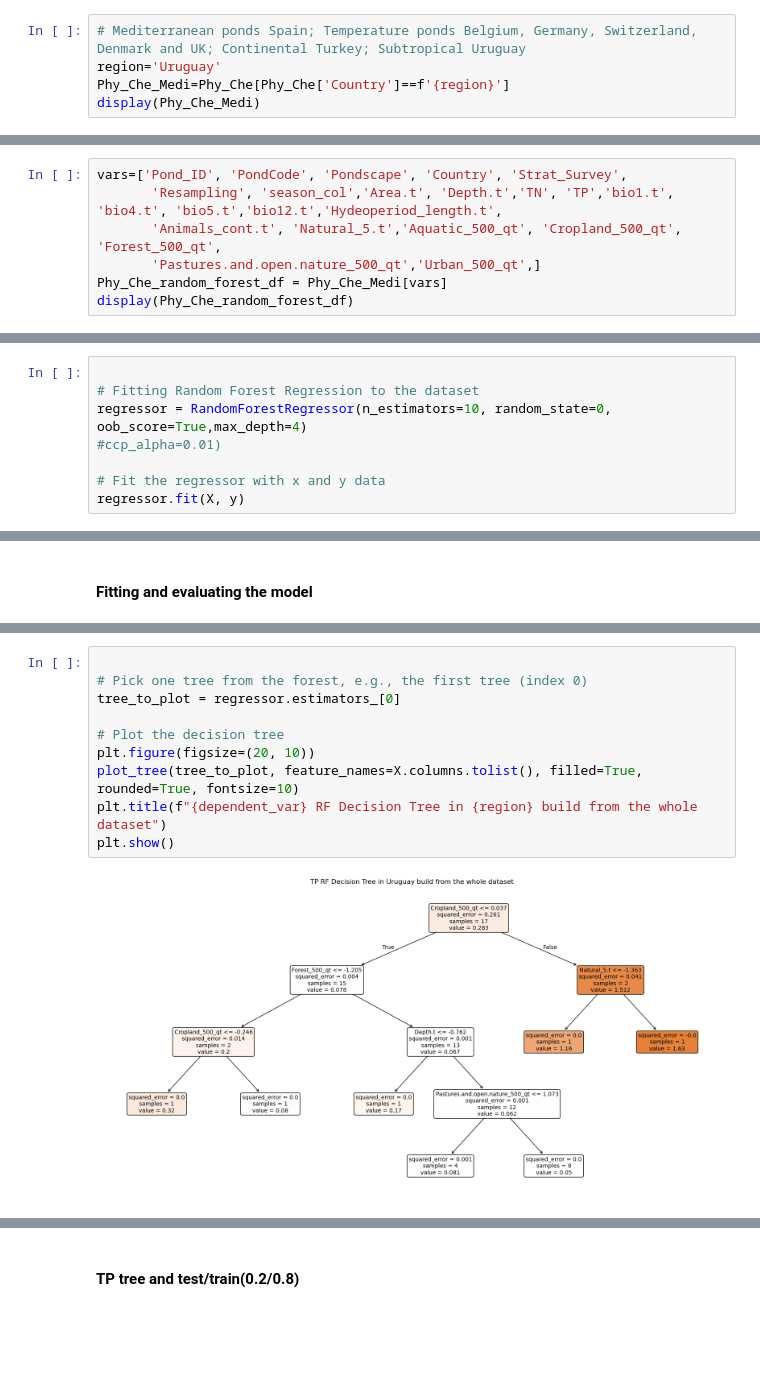
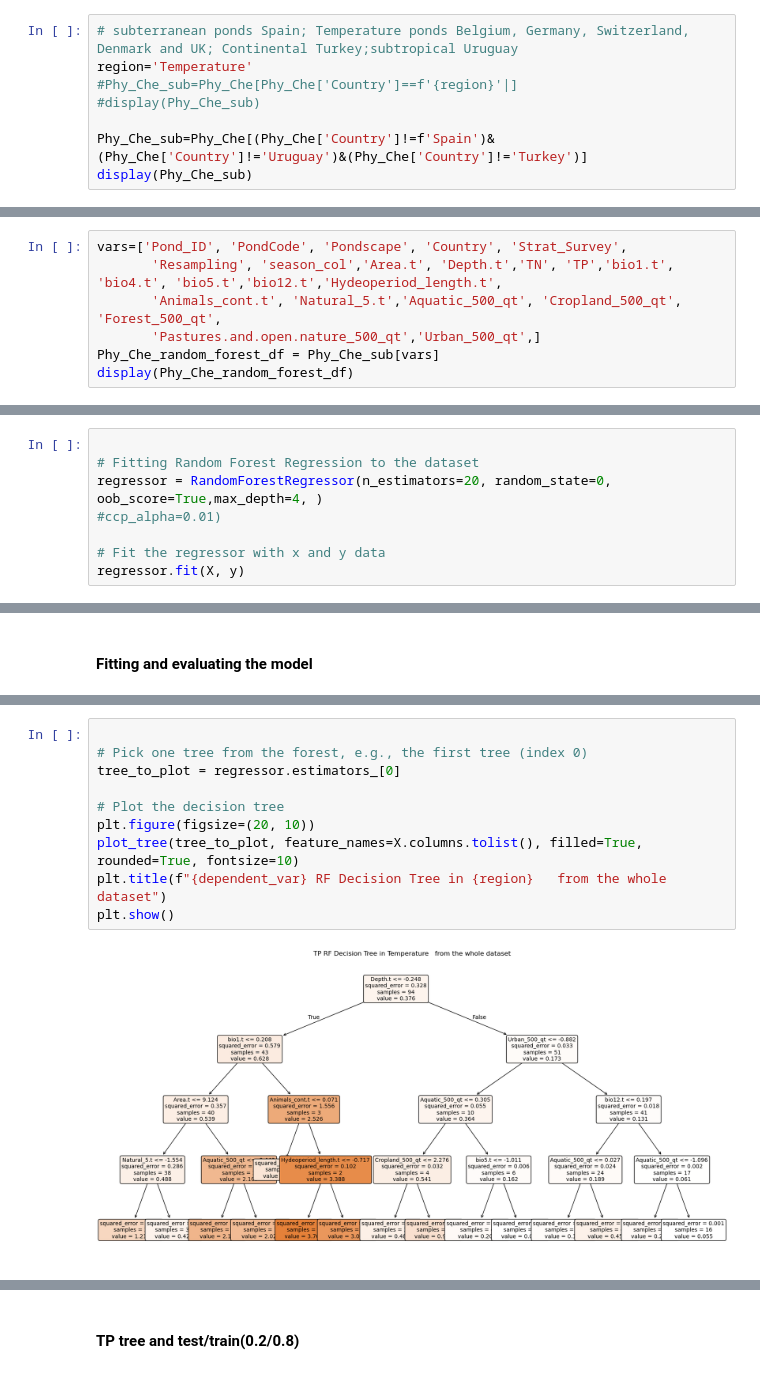
Before and after one commit to jingsday/ponderful_Scripts, a Jupyter notebook: ponderful_Scripts_random_forest/ponderful_Scripts_rf_regression_norm_ecoregions.ipynb, the cells around one changed output, grey strips where cells are left out. Saved outputs shown, nothing was run; the diff lists cells and outputs as text; blank space fills up the shorter version.

```diff
--- a/ponderful_Scripts_random_forest/ponderful_Scripts_rf_regression_norm_ecoregions.ipynb
+++ b/ponderful_Scripts_random_forest/ponderful_Scripts_rf_regression_norm_ecoregions.ipynb
@@ -46,9 +38,12 @@ display(Phy_Che)
 # %% [markdown]
 ### Eco regions
 # %%
-# Mediterranean ponds Spain; Temperature ponds Belgium, Germany, Switzerland, Denmark and UK; Continental Turkey; Subtropical Uruguay
-region='Uruguay'
-Phy_Che_Medi=Phy_Che[Phy_Che['Country']==f'{region}']
-display(Phy_Che_Medi)
+# subterranean ponds Spain; Temperature ponds Belgium, Germany, Switzerland, Denmark and UK; Continental Turkey;subtropical Uruguay
+region='Temperature'
+#Phy_Che_sub=Phy_Che[Phy_Che['Country']==f'{region}'|]
+#display(Phy_Che_sub)
+
+Phy_Che_sub=Phy_Che[(Phy_Che['Country']!=f'Spain')&(Phy_Che['Country']!='Uruguay')&(Phy_Che['Country']!='Turkey')]
+display(Phy_Che_sub)
 # %% [output]
 |  | Pond_ID | PondCode | X | Y | Pondscape | Country | Strat_Survey | Resampling | season_col | ... |
@@ -74,7 +64,7 @@ vars=['Pond_ID', 'PondCode', 'Pondscape', 'Country', 'Strat_Survey',
        'Resampling', 'season_col','Area.t', 'Depth.t','TN', 'TP','bio1.t', 'bio4.t', 'bio5.t','bio12.t','Hydeoperiod_length.t',
        'Animals_cont.t', 'Natural_5.t','Aquatic_500_qt', 'Cropland_500_qt', 'Forest_500_qt',
        'Pastures.and.open.nature_500_qt','Urban_500_qt',]
-Phy_Che_random_forest_df = Phy_Che_Medi[vars]
+Phy_Che_random_forest_df = Phy_Che_sub[vars]
 display(Phy_Che_random_forest_df)
 # %% [output]
 |  | Pond_ID | PondCode | Pondscape | Country | Strat_Survey | Resampling | season_col | Area.t | Depth.t | ... |
@@ -119,7 +115,7 @@ y = Phy_Che_random_forest_df[f'{dependent_var}']
 # %%
 
 # Fitting Random Forest Regression to the dataset
-regressor = RandomForestRegressor(n_estimators=10, random_state=0, oob_score=True,max_depth=4)
+regressor = RandomForestRegressor(n_estimators=20, random_state=0, oob_score=True,max_depth=4, )
 #ccp_alpha=0.01)
 
 # Fit the regressor with x and y data
@@ -160,13 +181,13 @@ R-squared:0.75
 # %%
 
 # Pick one tree from the forest, e.g., the first tree (index 0)
 tree_to_plot = regressor.estimators_[0]
 
 # Plot the decision tree
 plt.figure(figsize=(20, 10))
 plot_tree(tree_to_plot, feature_names=X.columns.tolist(), filled=True, rounded=True, fontsize=10)
-plt.title(f"{dependent_var} RF Decision Tree in {region} build from the whole dataset")
+plt.title(f"{dependent_var} RF Decision Tree in {region}   from the whole dataset")
 plt.show()
 # %% [output]
-[figure, old version]
+[figure, new version]
 # %%
```
Also changed, not shown: parts of 17 cells of this notebook, 1 other file.
